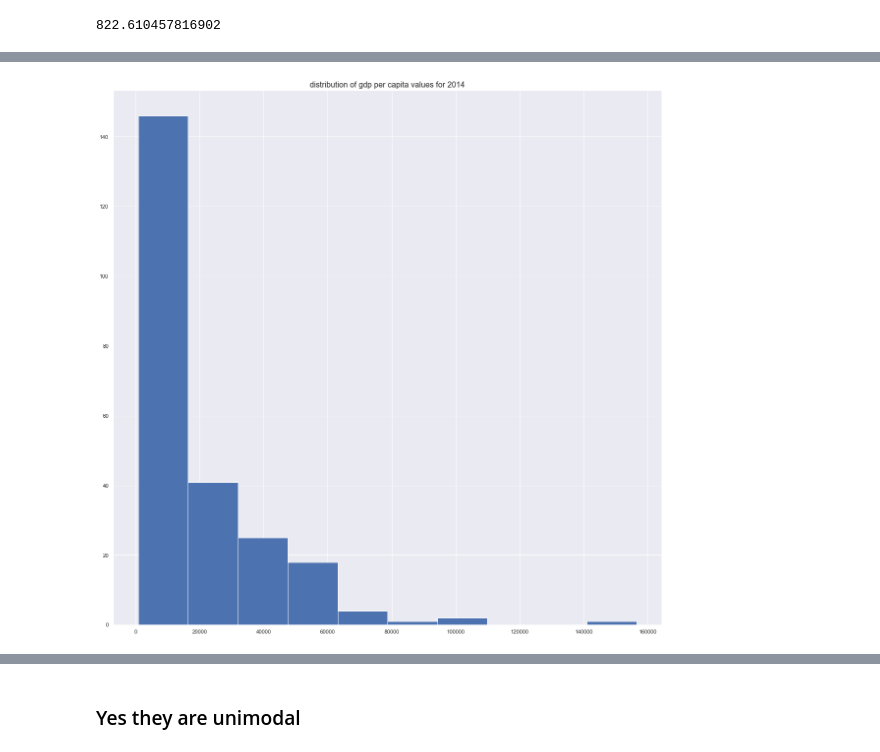
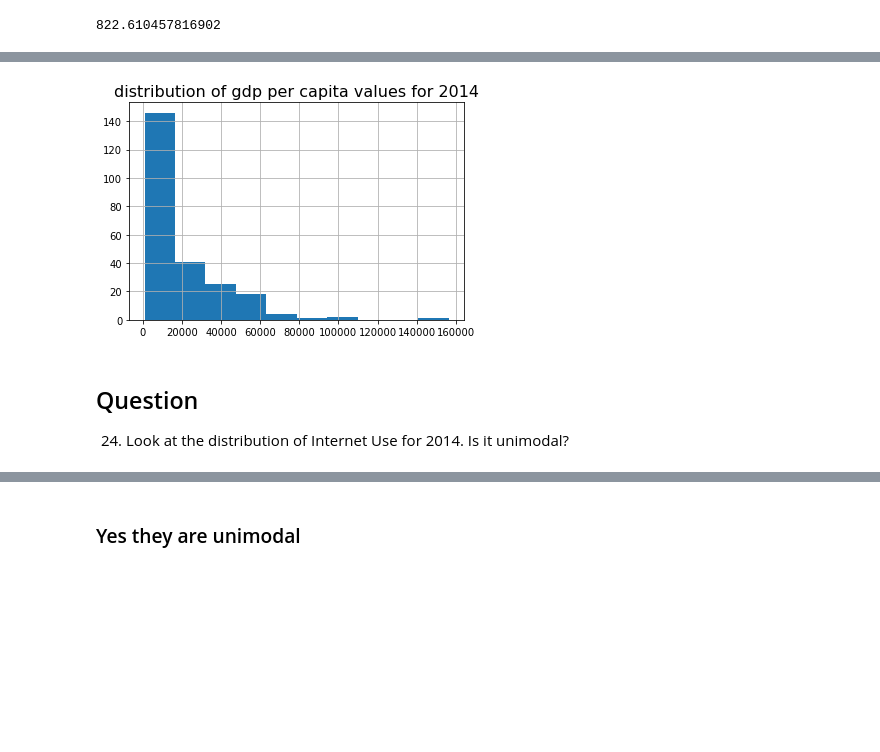
Before and after one commit to vnirmaladevi/gdp-and-internet-usage-vnirmaladevi, a Jupyter notebook: Notebook/UN Project.ipynb, the cells around one changed output, grey strips where cells are left out. Cells and saved outputs as stored; diff of their text form; code cells hidden in the pictures; blank space fills up the shorter version.

```diff
--- a/Notebook/UN Project.ipynb
+++ b/Notebook/UN Project.ipynb
@@ -369,8 +455,12 @@ sns.scatterplot(data = gdp_and_internet_2014,
 # %%
+plt.figure(figsize=(6,4))
 gdp_2014=gdp_df_new.query("Year==2014")
 sns.style=("white Grid")
-gdp_2014['GDP_Per_Capita'].hist()
+gdp_2014['GDP_Per_Capita'].hist()# chris method=sns.distplot
 plt.title('distribution of gdp per capita values for 2014', fontsize = 16);
 # %% [output]
-[figure, old version]
+[figure, new version]
+# %% [markdown]
+## Question
+24.	Look at the distribution of Internet Use for 2014. Is it unimodal?
 # %%
```
Also changed, not shown: parts of 52 cells of this notebook.
